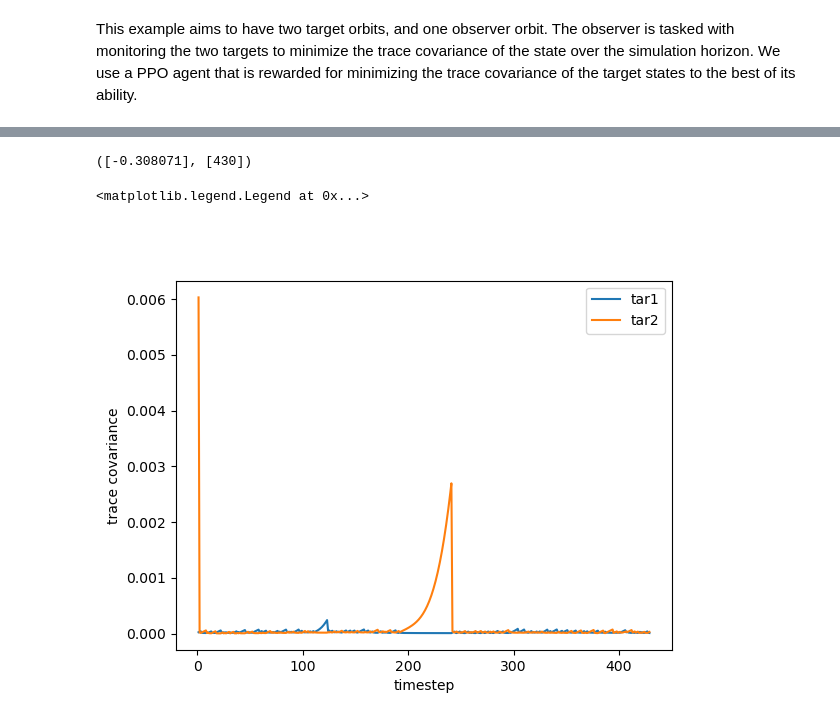
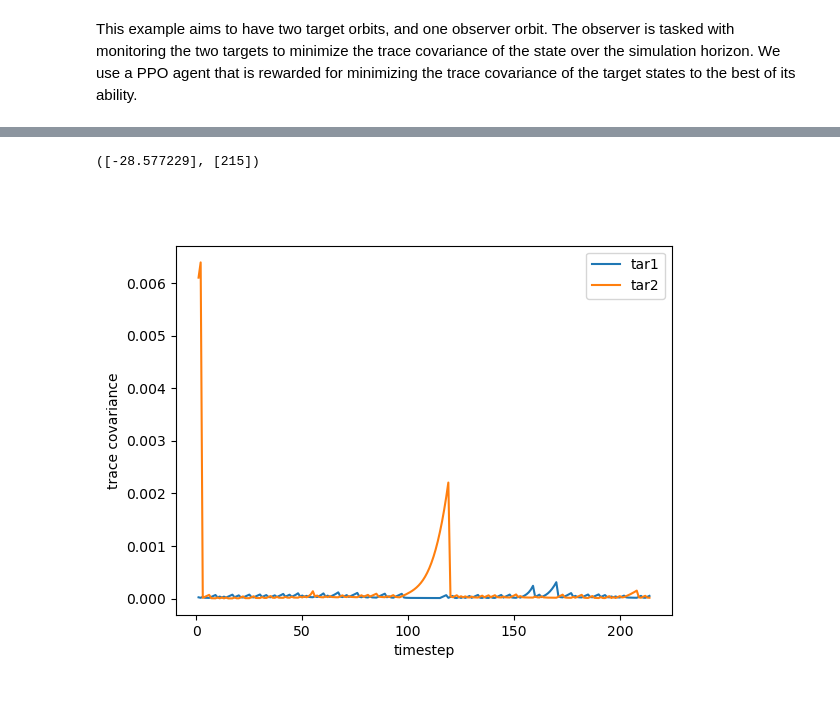
Before and after one commit to Malav-P/sensor_phase_task, a Jupyter notebook: example/apparent_mag_tasking.ipynb, the cells around one changed output, grey strips where cells are left out. Saved outputs shown, nothing was run; the diff lists cells and outputs as text; code cells hidden in the pictures.

```diff
--- a/example/apparent_mag_tasking.ipynb
+++ b/example/apparent_mag_tasking.ipynb
@@ -87,11 +87,10 @@ ag = TargetGenerator([x0_3], periods = [6.45])
 log_dir = "/Users/malavpatel/Research/SensorTasking/tmp/gym/"
 os.makedirs(log_dir, exist_ok=True)
 # %%
-# targets = np.array([target1, target2])
-targets = tg.gen_phased_ics([1,1], stochastic=True)
-agents = ag.gen_phased_ics([1], stochastic=False)
-maxsteps = 430
-tstep = 0.015
+targets = tg.gen_phased_ics([1,1], gen_P=True)
+agents = ag.gen_phased_ics([1], gen_P=False)
+maxsteps = 215
+tstep = 0.030
 obs_model = ApparentMag(params, tstep, sun_phasing=np.pi/2)
 obs_class = Type1()
 policytype = "MultiInputPolicy"
@@ -103,7 +102,7 @@ check_env(env)
 # %%
 obs, info = env.reset()
 terminated = False
-tr_covs = np.zeros(shape=(2, maxsteps))
+tr_covs = np.zeros(shape=(6, maxsteps))
 
 cum_reward = 0
 
@@ -125,7 +124,7 @@ while not terminated:
     index += 1
 
 tt = np.arange(1, maxsteps + 1)
-plt.figure()
+plt.figure(1)
 plt.plot(tt,tr_covs[0,:], label = "tar1")
 plt.plot(tt,tr_covs[1,:], label = "tar2")
 plt.xlabel("timestep")
@@ -145,8 +144,6 @@ results_plotter.plot_results(
 # %%
-tar1cov = []
-tar2cov = []
-tar1apmag = []
-tar2apmag = []
+tarcovs = [[] for target in targets]
+tarapmags = [[] for target in targets]
 actions = []
 prev_actions = []
 tar1 = []
@@ -157,11 +154,10 @@ def actlogprob(locals, globals):
         model = locals["model"]
         env = locals["env"]
 
-        tar1cov.append(model.get_env().env_method("get_info")[0]["target1_cov"])
-        tar2cov.append(model.get_env().env_method("get_info")[0]["target2_cov"])
+        for i in range(len(tarcovs)):
+                tarcovs[i].append(model.get_env().env_method("get_info")[0][f"target{i+1}_cov"])
+                tarapmags[i].append(model.get_env().env_method("get_info")[0][f"target{i+1}_obs1_apmag"])
 
-        tar1apmag.append(model.get_env().env_method("get_info")[0]["target1_obs1_apmag"])
-        tar2apmag.append(model.get_env().env_method("get_info")[0]["target2_obs1_apmag"])
 
         actions.append(model.get_env().get_attr("prev_action")[0])
         prev_actions.append(model.get_env().get_attr("prev_available_actions")[0])
@@ -173,15 +169,16 @@ def actlogprob(locals, globals):
 
 evaluate_policy(model, env, deterministic=False, return_episode_rewards=True, n_eval_episodes=1, callback=actlogprob)
 # %% [output]
-([-0.308071], [430])
+([-28.577229], [215])
 # %%
-plt.figure()
-plt.plot(tt[:-1],tar1cov[:-1], label = "tar1")
-plt.plot(tt[:-1],tar2cov[:-1], label = "tar2")
+plt.figure(3)
+plt.clf()
+for i, x in enumerate(tarcovs):
+    plt.plot(tt[:-1],x[:-1], label = f"tar{i+1}")
 plt.xlabel("timestep")
 plt.ylabel("trace covariance")
 plt.legend()
+plt.show()
 # %% [output]
-<matplotlib.legend.Legend at 0x...>
-[figure, old version]
+[figure, new version]
 # %%
```
Also changed, not shown: parts of 6 cells of this notebook, 3 other files.
